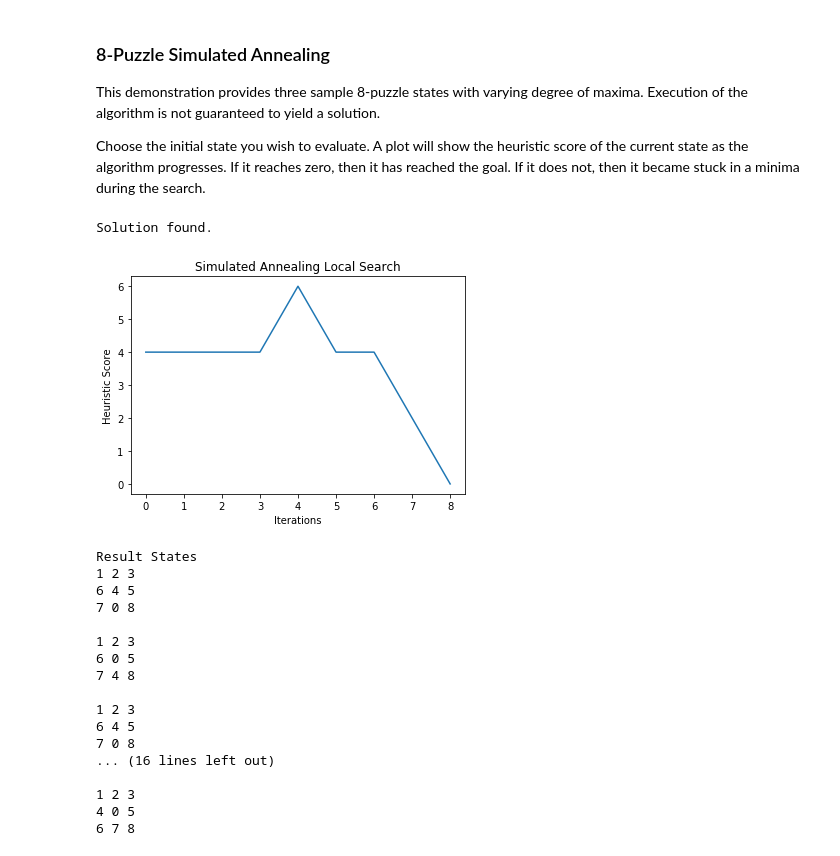
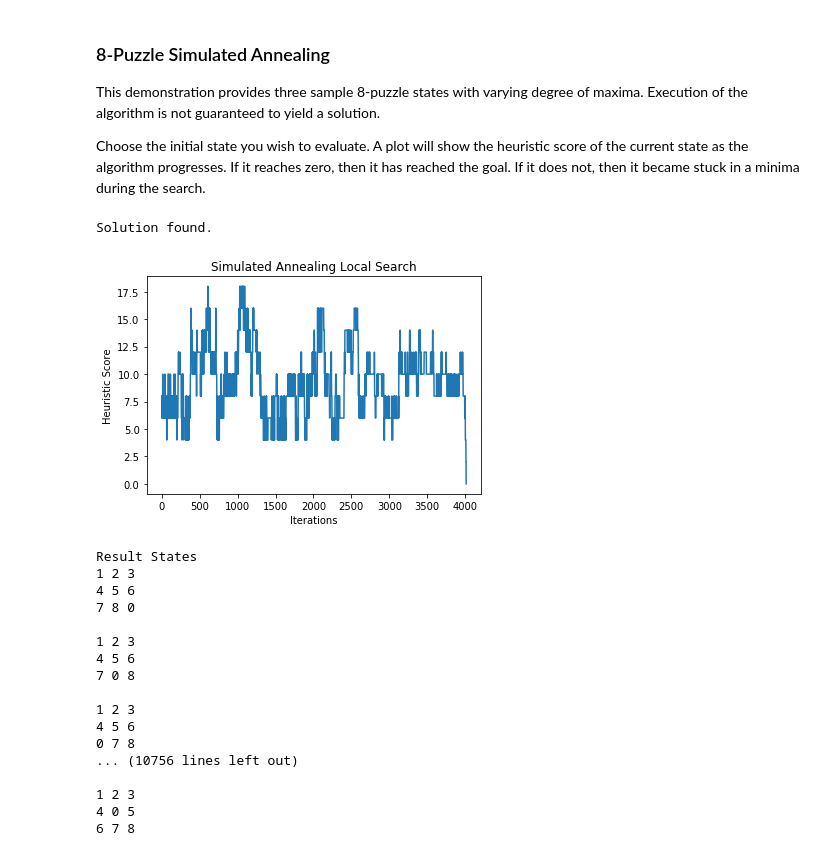
Before and after one commit to richss/CS455-search-python, a Jupyter notebook: LocalSearch.ipynb, the cells around one changed output. Cells and saved outputs as stored; diff of their text form; code cells hidden in the pictures.

```diff
--- a/LocalSearch.ipynb
+++ b/LocalSearch.ipynb
@@ -435,40 +435,40 @@ Choose the initial state you wish to evaluate.  A plot will show the heuristic s
 # %%
 import matplotlib.pyplot as plt
 
-initialS = eightPuzzleNode(state = [1, 2, 3, 6, 4, 5, 7, 0, 8], goal = [1, 2, 3, 4, 0, 5, 6, 7, 8]) #easy
+#initialS = eightPuzzleNode(state = [1, 2, 3, 6, 4, 5, 7, 0, 8], goal = [1, 2, 3, 4, 0, 5, 6, 7, 8]) #easy
 #initialS = eightPuzzleNode(state = [0, 2, 3, 1, 4, 8, 6, 5, 7], goal = [1, 2, 3, 4, 0, 5, 6, 7, 8]) #med
-#initialS = eightPuzzleNode(state = [1, 2, 3, 4, 5, 6, 7, 8, 0], goal = [1, 2, 3, 4, 0, 5, 6, 7, 8]) #hard
+initialS = eightPuzzleNode(state = [1, 2, 3, 4, 5, 6, 7, 8, 0], goal = [1, 2, 3, 4, 0, 5, 6, 7, 8]) #hard
 
 # Run search
 search = SimulatedAnnealingSearch(0.7,0.001,10000)
 result, scores = search.search(initialS)
 
 # Plot heuristic scores vs. iterations
 plt.title("Simulated Annealing Local Search")
 plt.xlabel("Iterations")
 plt.ylabel("Heuristic Score")
 plt.plot(scores)
 plt.show()
 
 # Trace initial state to final state
 print("Result States")
 search.printPath(result)
 # %% [output]
 Solution found.
-[figure, old version]
+[figure, new version]
 Result States
 1 2 3
-6 4 5
+4 5 6
+7 8 0
+
+1 2 3
+4 5 6
 7 0 8
 
 1 2 3
-6 0 5
-7 4 8
-
-1 2 3
-6 4 5
-7 0 8
-... (16 lines left out)
+4 5 6
+0 7 8
+... (10756 lines left out)
 
 1 2 3
 4 0 5
```
Also changed, not shown: parts of 2 cells of this notebook, 4 other files.
